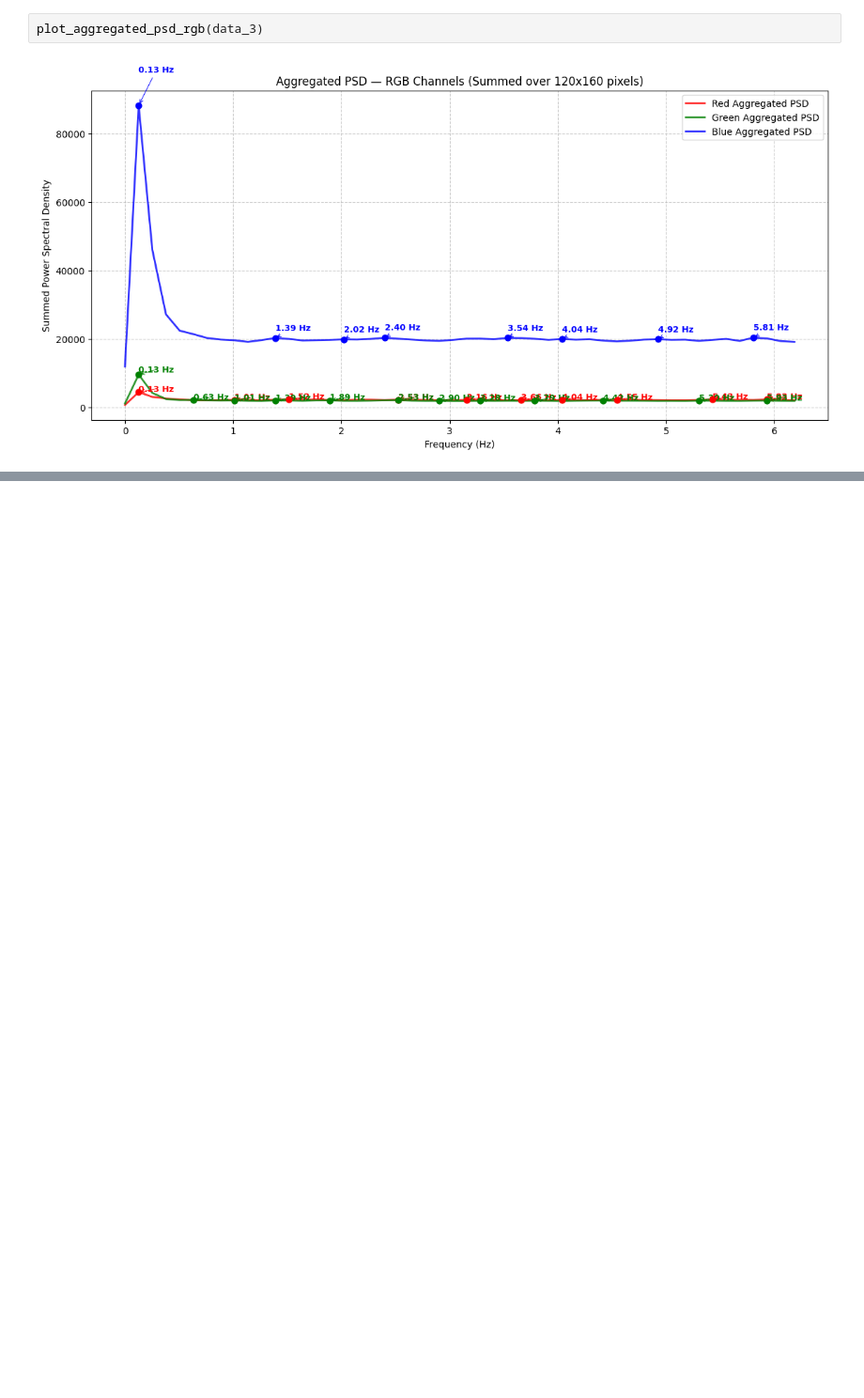
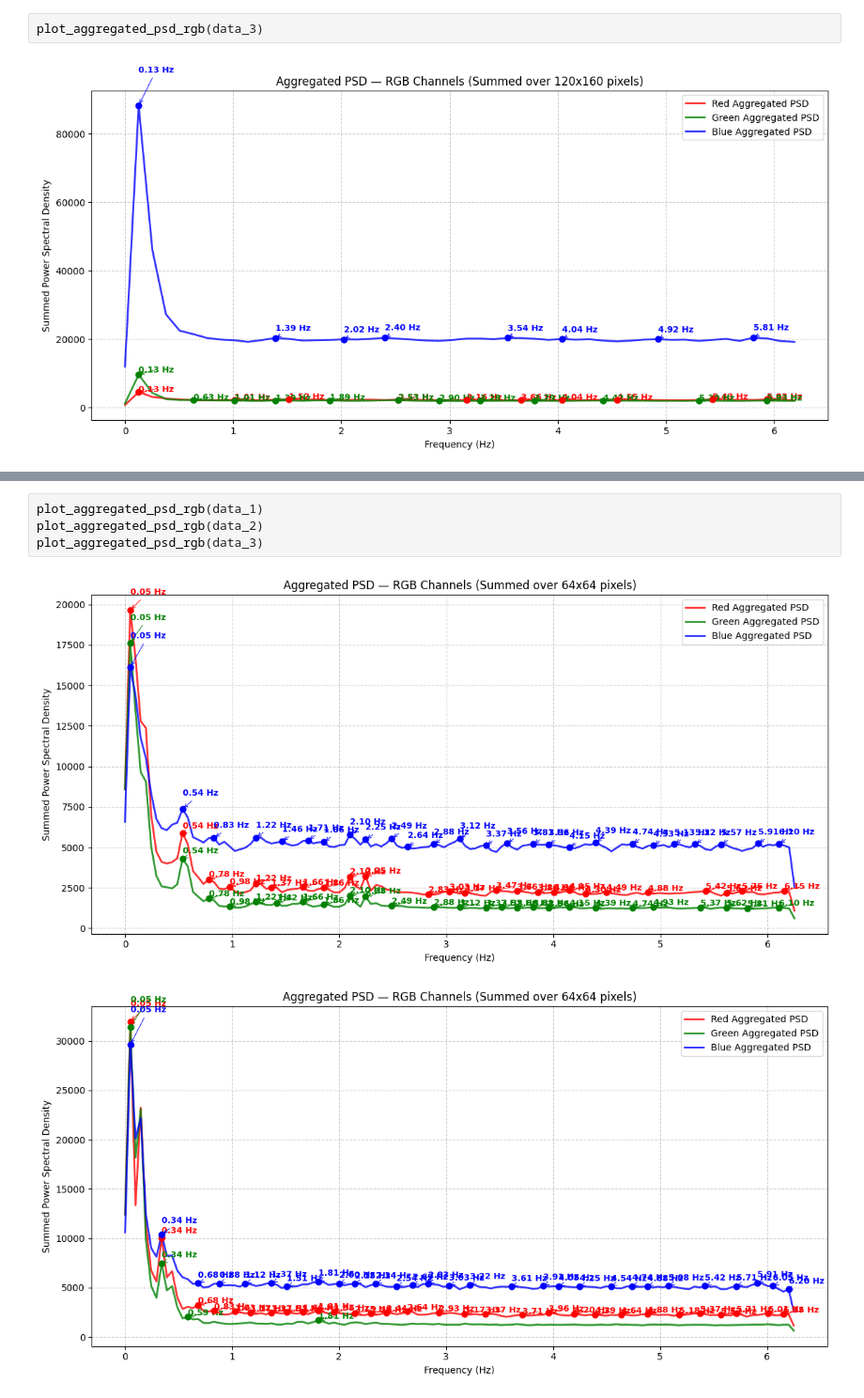
Before and after one commit to Dav-11/spo2_touchless, a Jupyter notebook: 04_capture+receive+process/04_3_pc_process/data_process.ipynb, the cells around one changed output, grey strips where cells are left out. Shown at 94% size. Cells and saved outputs as stored; diff of their text form; blank space fills up the shorter version.

```diff
--- a/04_capture+receive+process/04_3_pc_process/data_process.ipynb
+++ b/04_capture+receive+process/04_3_pc_process/data_process.ipynb
@@ -171,0 +208,7 @@ plot_aggregated_psd_rgb(data_3)
+# %%
+plot_aggregated_psd_rgb(data_1)
+plot_aggregated_psd_rgb(data_2)
+plot_aggregated_psd_rgb(data_3)
+# %% [output]
+[figure, added]
+[figure, added]
```
Also changed, not shown: parts of 9 cells of this notebook, 5 other files.
